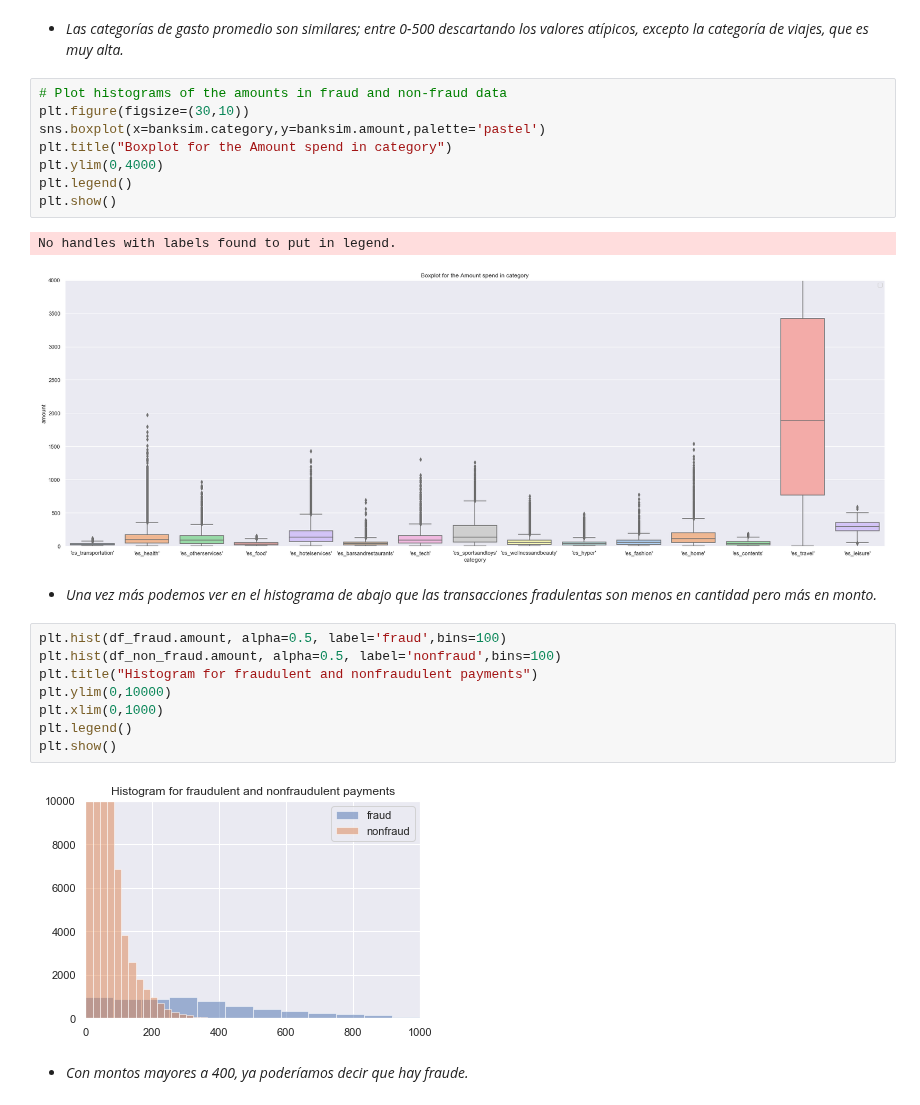
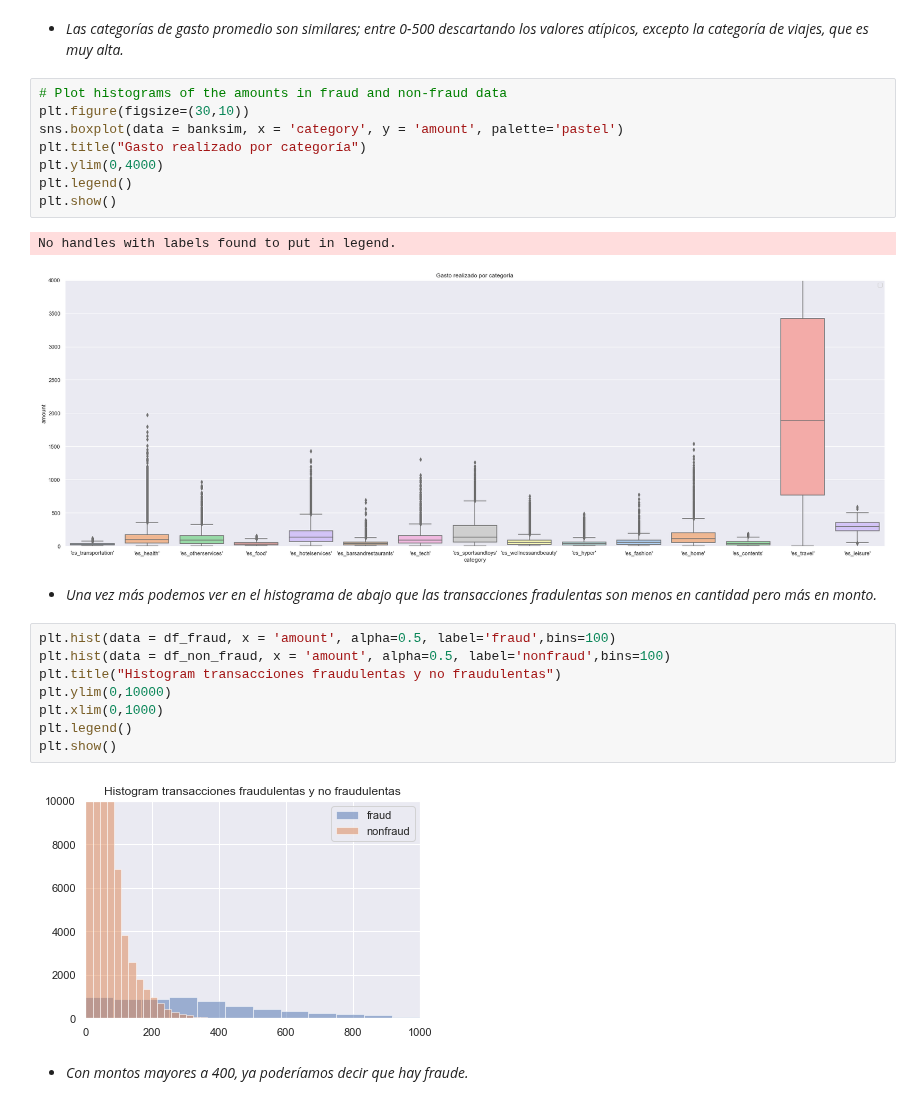
Before and after one commit to alseveso/AcamicaDS, a Jupyter notebook: Proyecto 4/Proyecto 04.ipynb, the cells around one changed output. Saved outputs shown, nothing was run; the diff lists cells and outputs as text.

```diff
--- a/Proyecto 4/Proyecto 04.ipynb
+++ b/Proyecto 4/Proyecto 04.ipynb
@@ -236,26 +236,26 @@ pd.concat([df_fraud.groupby('category')['amount'].mean(),df_non_fraud.groupby('c
 # %%
 # Plot histograms of the amounts in fraud and non-fraud data
 plt.figure(figsize=(30,10))
-sns.boxplot(x=banksim.category,y=banksim.amount,palette='pastel')
-plt.title("Boxplot for the Amount spend in category")
+sns.boxplot(data = banksim, x = 'category', y = 'amount', palette='pastel')
+plt.title("Gasto realizado por categoría")
 plt.ylim(0,4000)
 plt.legend()
 plt.show()
 # %% [output]
 No handles with labels found to put in legend.
-[figure, old version]
+[figure, new version]
 # %% [markdown]
 * *Una vez más podemos ver en el histograma de abajo que las transacciones fradulentas son menos en cantidad pero más en monto.*
 # %%
-plt.hist(df_fraud.amount, alpha=0.5, label='fraud',bins=100)
-plt.hist(df_non_fraud.amount, alpha=0.5, label='nonfraud',bins=100)
-plt.title("Histogram for fraudulent and nonfraudulent payments")
+plt.hist(data = df_fraud, x = 'amount', alpha=0.5, label='fraud',bins=100)
+plt.hist(data = df_non_fraud, x = 'amount', alpha=0.5, label='nonfraud',bins=100)
+plt.title("Histogram transacciones fraudulentas y no fraudulentas")
 plt.ylim(0,10000)
 plt.xlim(0,1000)
 plt.legend()
 plt.show()
 # %% [output]
-[figure, old version]
+[figure, new version]
 # %% [markdown]
 * *Con montos mayores a 400, ya poderíamos decir que hay fraude.*
 # %% [markdown]
```
Also changed, not shown: parts of 38 cells of this notebook, 1 other file.
